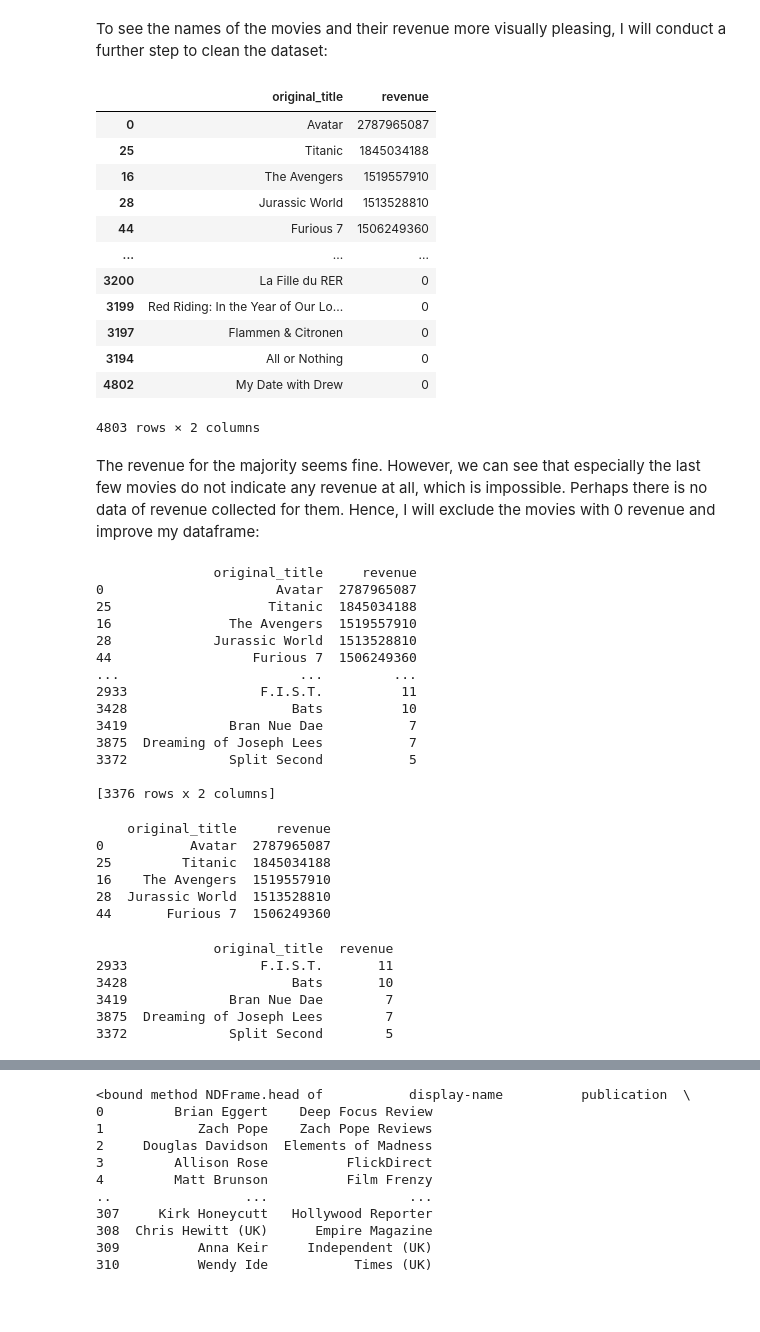
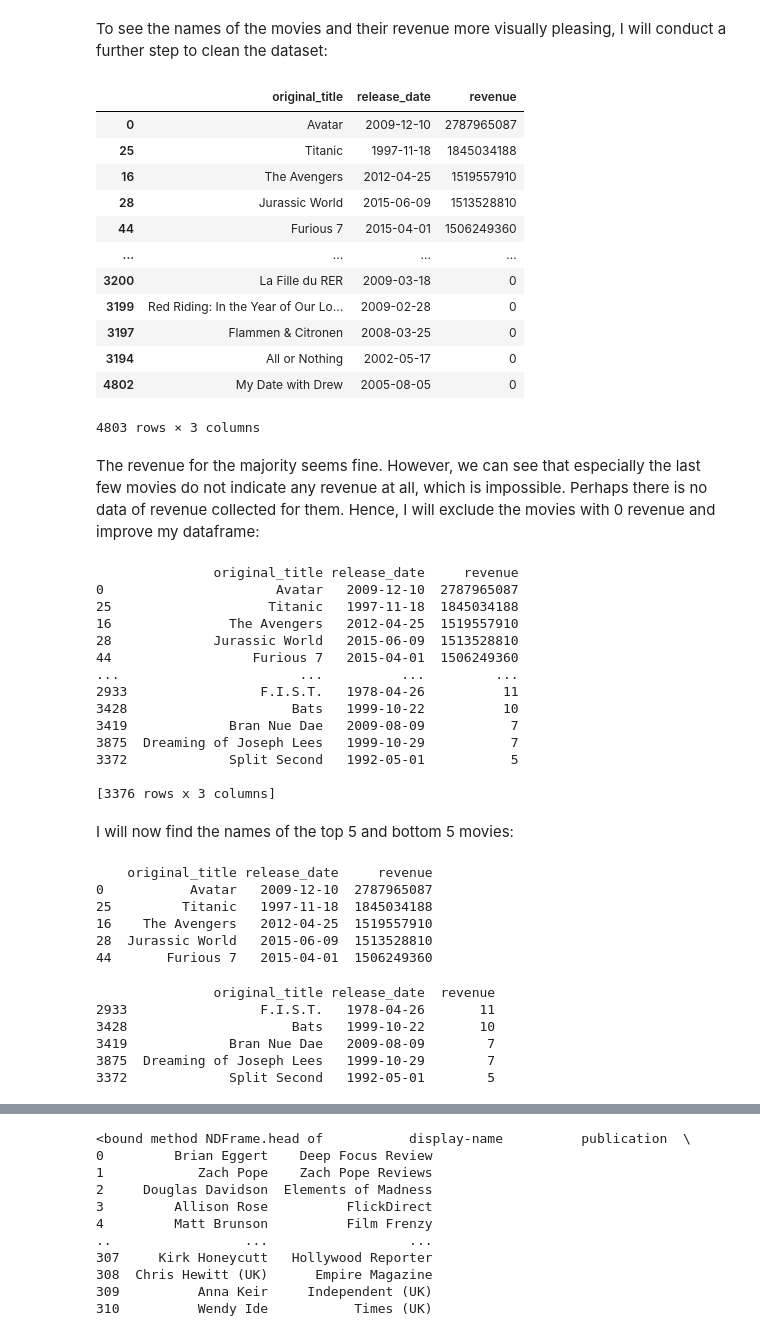
Before and after one commit to khou128/QM2, a Jupyter notebook: Project_NLP.ipynb, the cells around one changed output, grey strips where cells are left out. Cells and saved outputs as stored; diff of their text form; code cells hidden in the pictures; blank space fills up the shorter version.

```diff
--- a/Project_NLP.ipynb
+++ b/Project_NLP.ipynb
@@ -70,22 +70,22 @@ df_TMDB_sorted
 # %% [markdown]
 To see the names of the movies and their revenue more visually pleasing, I will conduct a further step to clean the dataset:
 # %%
-selected_columns = df_TMDB_sorted[['original_title', 'revenue', ]]
+selected_columns = df_TMDB_sorted[['original_title','release_date', 'revenue', ]]
 selected_columns
 # %% [output]
-|  | original_title | revenue |
-| 0 | Avatar | 2787965087 |
-| 25 | Titanic | 1845034188 |
-| 16 | The Avengers | 1519557910 |
-| 28 | Jurassic World | 1513528810 |
-| 44 | Furious 7 | 1506249360 |
-| ... | ... | ... |
-| 3200 | La Fille du RER | 0 |
-| 3199 | Red Riding: In the Year of Our Lo... | 0 |
-| 3197 | Flammen & Citronen | 0 |
-| 3194 | All or Nothing | 0 |
-| 4802 | My Date with Drew | 0 |
+|  | original_title | release_date | revenue |
+| 0 | Avatar | 2009-12-10 | 2787965087 |
+| 25 | Titanic | 1997-11-18 | 1845034188 |
+| 16 | The Avengers | 2012-04-25 | 1519557910 |
+| 28 | Jurassic World | 2015-06-09 | 1513528810 |
+| 44 | Furious 7 | 2015-04-01 | 1506249360 |
+| ... | ... | ... | ... |
+| 3200 | La Fille du RER | 2009-03-18 | 0 |
+| 3199 | Red Riding: In the Year of Our Lo... | 2009-02-28 | 0 |
+| 3197 | Flammen & Citronen | 2008-03-25 | 0 |
+| 3194 | All or Nothing | 2002-05-17 | 0 |
+| 4802 | My Date with Drew | 2005-08-05 | 0 |
-4803 rows × 2 columns
+4803 rows × 3 columns
 # %% [markdown]
 The revenue for the majority seems fine. However, we can see that especially the last few movies do not indicate any revenue at all, which is impossible. Perhaps there is no data of revenue collected for them. Hence, I will exclude the movies with 0 revenue and improve my dataframe:
 # %%
@@ -93,35 +93,37 @@ filtered_df = selected_columns[selected_columns['revenue'] != 0]
 
 print(filtered_df)
 # %% [output]
-               original_title     revenue
-0                      Avatar  2787965087
-25                    Titanic  1845034188
-16               The Avengers  1519557910
-28             Jurassic World  1513528810
-44                  Furious 7  1506249360
-...                       ...         ...
-2933                 F.I.S.T.          11
-3428                     Bats          10
-3419             Bran Nue Dae           7
-3875  Dreaming of Joseph Lees           7
-3372             Split Second           5
+               original_title release_date     revenue
+0                      Avatar   2009-12-10  2787965087
+25                    Titanic   1997-11-18  1845034188
+16               The Avengers   2012-04-25  1519557910
+28             Jurassic World   2015-06-09  1513528810
+44                  Furious 7   2015-04-01  1506249360
+...                       ...          ...         ...
+2933                 F.I.S.T.   1978-04-26          11
+3428                     Bats   1999-10-22          10
+3419             Bran Nue Dae   2009-08-09           7
+3875  Dreaming of Joseph Lees   1999-10-29           7
+3372             Split Second   1992-05-01           5
 
-[3376 rows x 2 columns]
+[3376 rows x 3 columns]
+# %% [markdown]
+I will now find the names of the top 5 and bottom 5 movies:
 # %%
 print(filtered_df.head())
 # %% [output]
-    original_title     revenue
-0           Avatar  2787965087
-25         Titanic  1845034188
-16    The Avengers  1519557910
-28  Jurassic World  1513528810
-44       Furious 7  1506249360
+    original_title release_date     revenue
+0           Avatar   2009-12-10  2787965087
+25         Titanic   1997-11-18  1845034188
+16    The Avengers   2012-04-25  1519557910
+28  Jurassic World   2015-06-09  1513528810
+44       Furious 7   2015-04-01  1506249360
 # %%
 print(filtered_df.tail())
 # %% [output]
-               original_title  revenue
-2933                 F.I.S.T.       11
-3428                     Bats       10
-3419             Bran Nue Dae        7
-3875  Dreaming of Joseph Lees        7
-3372             Split Second        5
+               original_title release_date  revenue
+2933                 F.I.S.T.   1978-04-26       11
+3428                     Bats   1999-10-22       10
+3419             Bran Nue Dae   2009-08-09        7
+3875  Dreaming of Joseph Lees   1999-10-29        7
+3372             Split Second   1992-05-01        5
```
Also changed, not shown: parts of 11 cells of this notebook.
